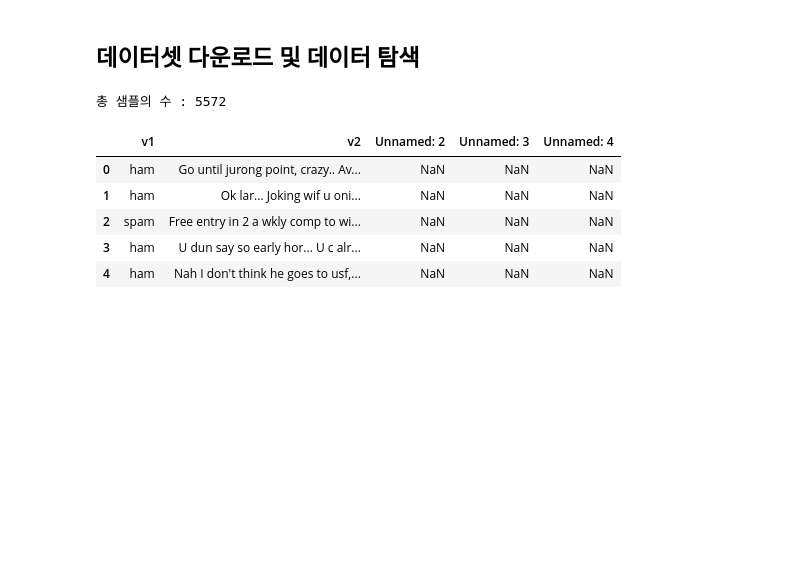
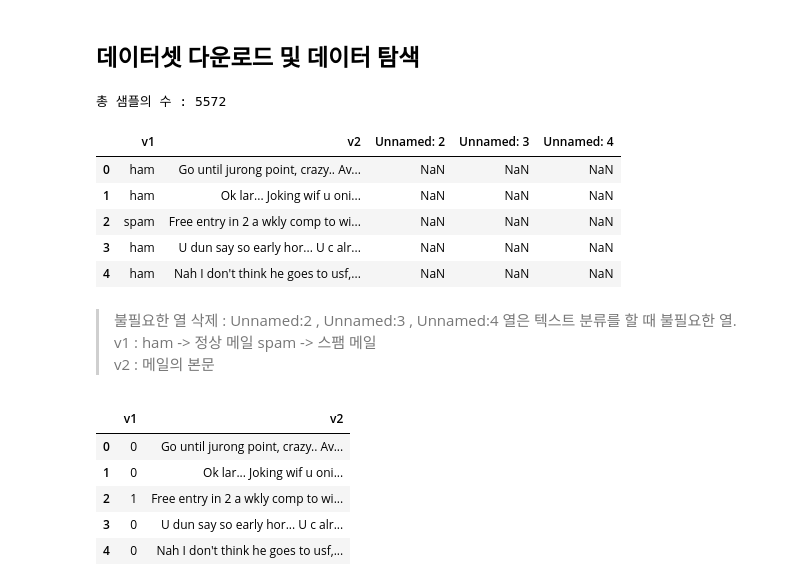
Before and after one commit to ForestEnv/YonseiSwEdu, a Jupyter notebook: SpamDetection.ipynb, the cells around one changed output. Drawn from its saved outputs; the diff is of its cells as text; code cells hidden in the pictures; blank space fills up the shorter version.

```diff
--- a/SpamDetection.ipynb
+++ b/SpamDetection.ipynb
@@ -28,3 +28,20 @@ data[:5]
 | 2 | spam | Free entry in 2 a wkly comp to wi... | NaN | NaN | NaN |
 | 3 | ham | U dun say so early hor... U c alr... | NaN | NaN | NaN |
 | 4 | ham | Nah I don't think he goes to usf,... | NaN | NaN | NaN |
+# %% [markdown]
+> 불필요한 열 삭제 : Unnamed:2 , Unnamed:3 , Unnamed:4 열은 텍스트 분류를 할 때 불필요한 열. <br>
+v1 : ham -> 정상 메일 spam -> 스팸 메일 <br>
+v2 : 메일의 본문
+# %%
+del data['Unnamed: 2']
+del data['Unnamed: 3']
+del data['Unnamed: 4']
+data['v1'] = data['v1'].replace(['ham','spam'],[0,1])
+data[:5]
+# %% [output]
+|  | v1 | v2 |
+| 0 | 0 | Go until jurong point, crazy.. Av... |
+| 1 | 0 | Ok lar... Joking wif u oni... |
+| 2 | 1 | Free entry in 2 a wkly comp to wi... |
+| 3 | 0 | U dun say so early hor... U c alr... |
+| 4 | 0 | Nah I don't think he goes to usf,... |
```
Also changed, not shown: parts of 14 cells of this notebook.
